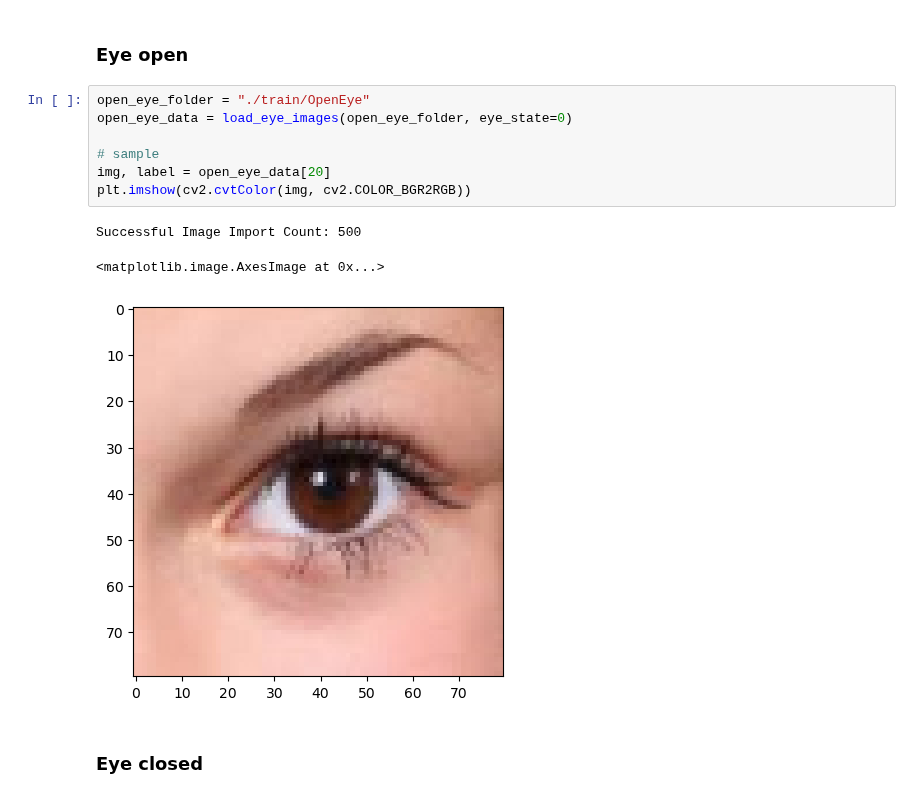
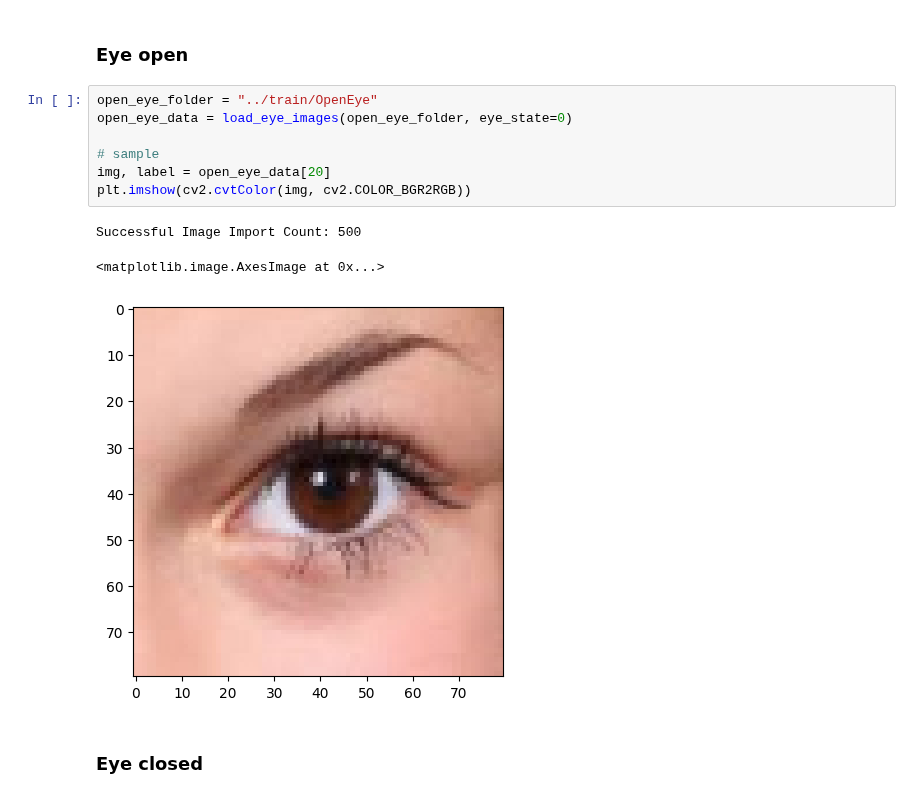
Before and after one commit to DevelopedBy-Siva/driver-fatigue-detection, a Jupyter notebook: notebook/DrowsinessDetection.ipynb, the cells around one changed output. Drawn from its saved outputs; the diff is of its cells as text.

Commit message:
Train new model & refactor the code

```diff
--- a/notebook/DrowsinessDetection.ipynb
+++ b/notebook/DrowsinessDetection.ipynb
@@ -53,16 +71,16 @@ Now, we need to organize and prepare the image data for model training. Images f
 # %% [markdown]
 ### Eye open
 # %%
-open_eye_folder = "./train/OpenEye"
+open_eye_folder = "../train/OpenEye"
 open_eye_data = load_eye_images(open_eye_folder, eye_state=0)
 
 # sample
 img, label = open_eye_data[20]
 plt.imshow(cv2.cvtColor(img, cv2.COLOR_BGR2RGB))
 # %% [output]
 Successful Image Import Count: 500
 <matplotlib.image.AxesImage at 0x...>
-[figure, old version]
+[figure, new version]
 # %% [markdown]
 ### Eye closed
 # %%
```
Also changed, not shown: parts of 6 cells of this notebook, 4 other files.
